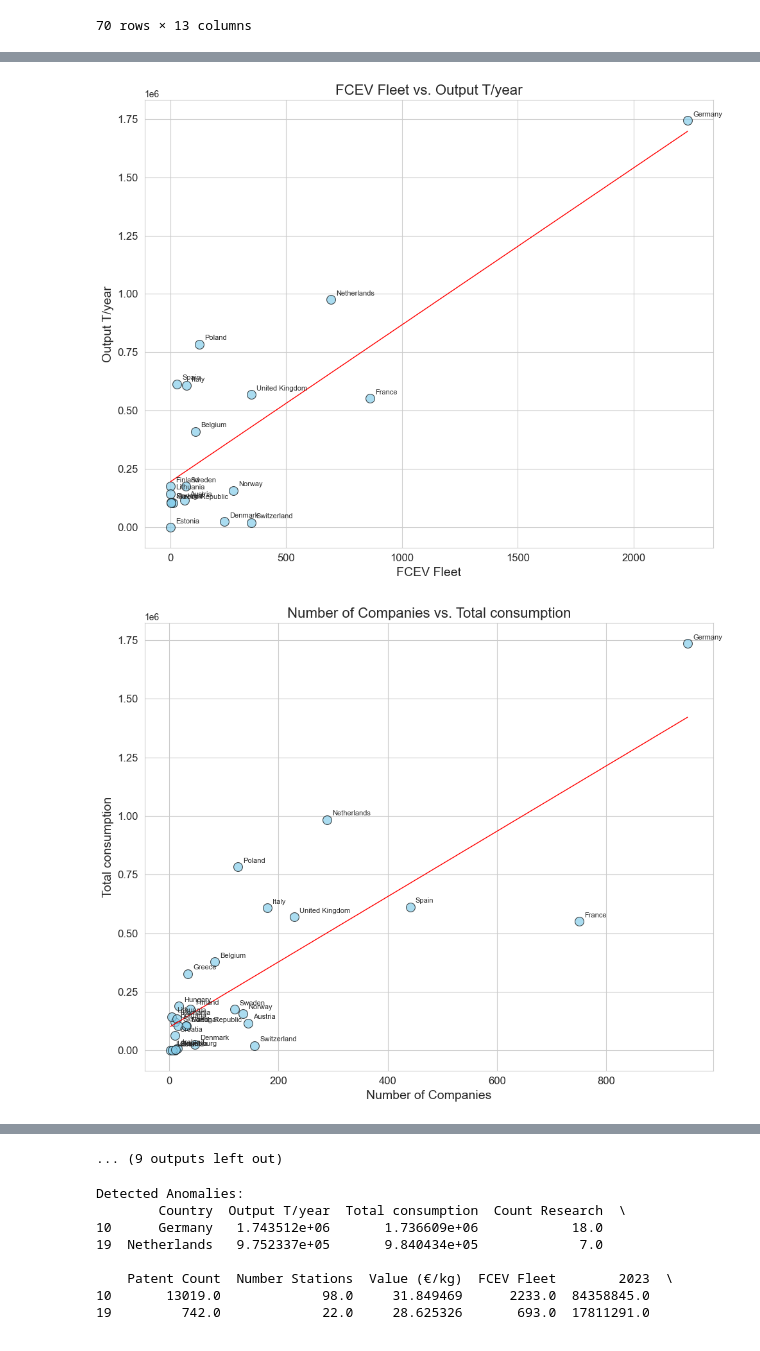
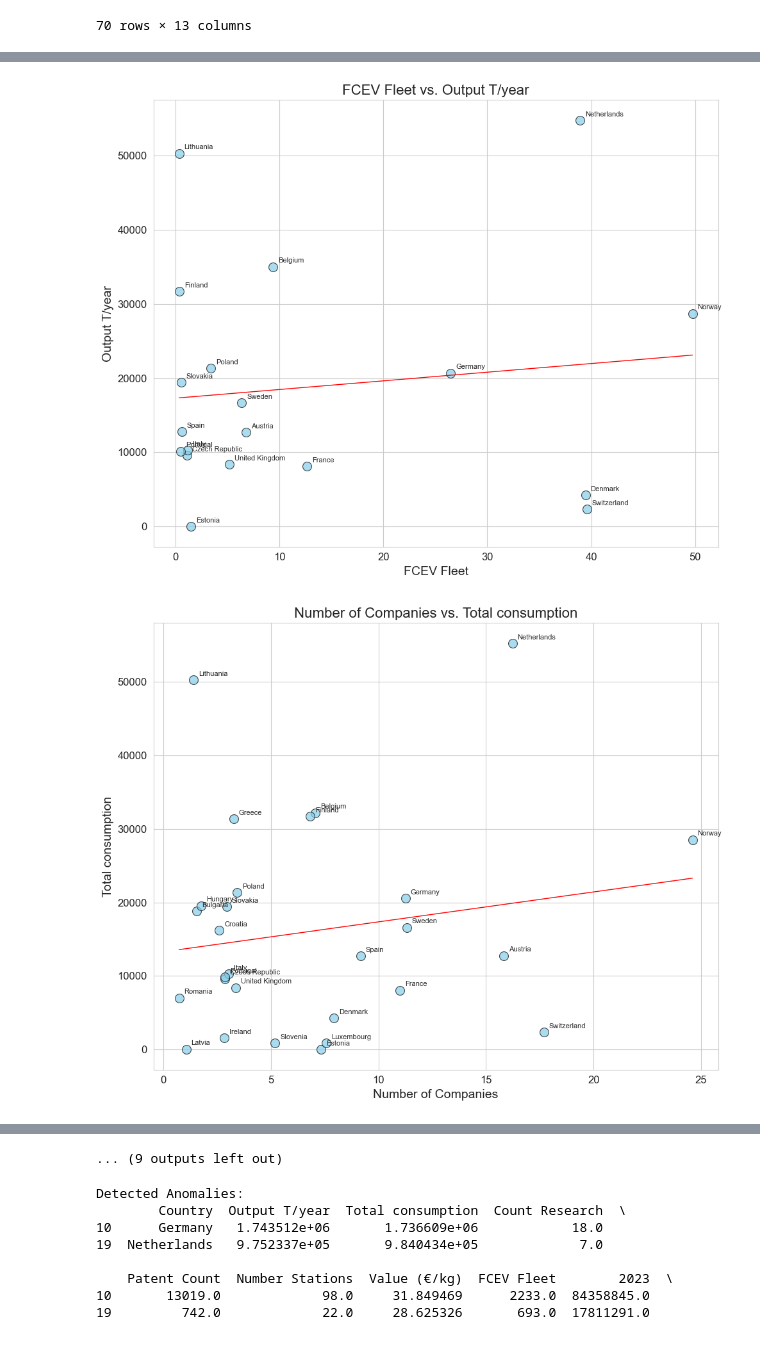
Before and after one commit to premstaller1/Masterarbeit, a Jupyter notebook: CorrelationAnalysis/correlation.ipynb, the cells around one changed output, grey strips where cells are left out. Cells and saved outputs as stored; diff of their text form; code cells hidden in the pictures.

```diff
--- a/CorrelationAnalysis/correlation.ipynb
+++ b/CorrelationAnalysis/correlation.ipynb
@@ -570,13 +570,17 @@ merged_df_new
 | 30 | United Kingdom | 5.691355e+05 | 5.689877e+05 | 5.0 | 79436.0 | 9.0 | ... |
 # %%
 per_million_df = pd.DataFrame()  # Create an empty DataFrame to store per million capita values
-
-for column in merged_df_new.columns:
+column = ['Output T/year', 'Total consumption', 'Number Stations', 'FCEV Fleet', 'Worker', 'Number of Companies', 'Number of Valleys', 'Patent Count', 'Count Research']
+for column in column:
     if merged_df_new[column].dtype == 'int64' or merged_df_new[column].dtype == 'float64':
-        per_million_df[column] = merged_df_new[column] / 1000000
+        per_million_df[column] = merged_df_new[column] / merged_df_new['per_million']  # Calculate per million values
     else:
         per_million_df[column] = merged_df_new[column]  # Non-numeric columns remain unchanged
 
-# Display the new DataFrame
+
+#add the columns 'Value (€/kg)' and 'Country' to the new dataframe
+per_million_df['Value (€/kg)'] = merged_df_new['Value (€/kg)']
+per_million_df['Country'] = merged_df_new['Country']
+
 per_million_df
 # %% [output]
@@ -651,5 +655,5 @@ all_variable_pairs = [
 
 
 # Create correlation plots
-create_correlation_plots(merged_df_new, all_variable_pairs)
+create_correlation_plots(per_million_df, all_variable_pairs)
 # %% [output]
@@ -662,2 +666,2 @@ create_correlation_plots(merged_df_new, all_variable_pairs)
-[figure, old version]
+[figure, new version]
-[figure, old version]
+[figure, new version]
```
Also changed, not shown: parts of 4 cells of this notebook, 1 other file.
